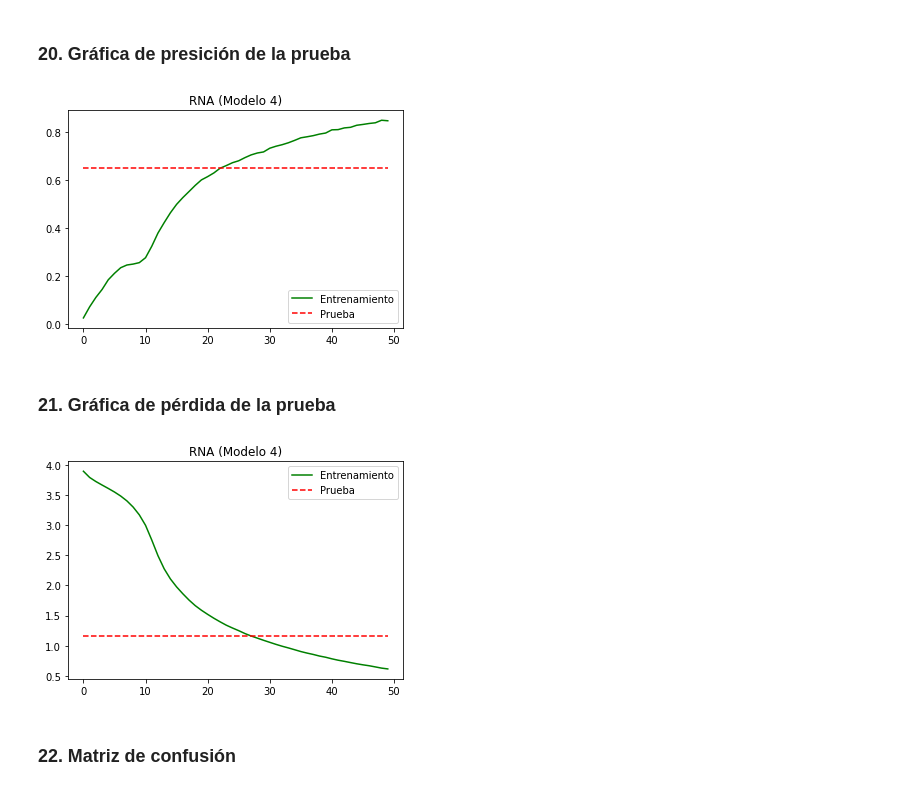
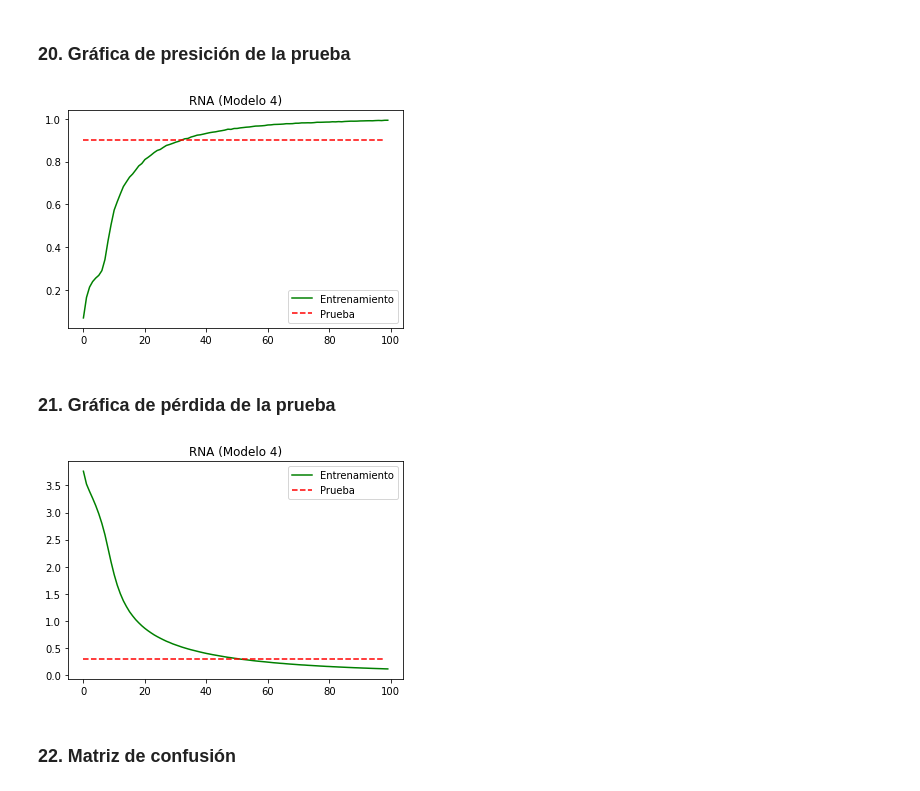
Before and after one commit to wrodasp/IA2, a Jupyter notebook: Integrador1/Proyecto Integrador.ipynb, the cells around one changed output. Saved outputs shown, nothing was run; the diff lists cells and outputs as text; code cells hidden in the pictures.

```diff
--- a/Integrador1/Proyecto Integrador.ipynb
+++ b/Integrador1/Proyecto Integrador.ipynb
@@ -172,9 +172,7 @@ modelo3.add(Dense(50, activation = 'exponential'))
 
 #Cuarta propuesta de red neuronal artificial (Muy buena)
 modelo4 = Sequential()
-modelo4.add(Dense(64, activation = 'relu', input_shape = (3072, )))
-modelo4.add(Dense(64, activation = 'relu'))
-modelo4.add(Dense(64, activation = 'relu'))
+modelo4.add(Dense(300, activation = 'relu', input_shape = (3072, )))
 modelo4.add(Dense(50, activation = 'sigmoid'))
 # %% [markdown]
 ### 10. Definición de la función para entrenar los modelos
@@ -190,7 +188,7 @@ def entrenar_modelo(modelo, x_entrenamiento, y_entrenamiento, x_prueba, y_prueba
         x_entrenamiento,
         y_entrenamiento,
         validation_data = (x_prueba, y_prueba),
-        epochs = 50,
+        epochs = 100,
         batch_size = 140,
         verbose = 1
     )
@@ -508,26 +506,26 @@ resultados
 ### 20. Gráfica de presición de la prueba
 # %%
 #Definimos el rango de valores
-rango_x = range(0, 50)
+rango_x = range(0, 99)
 rango_y = []
-rango_y.extend(repeat(resultados['accuracy'], 50))
+rango_y.extend(repeat(resultados['accuracy'], 99))
 
 #Realizamos la gráfica
 pp.title('RNA (Modelo 4)')
 pp.plot(historial4.history['accuracy'], color = 'green')
 pp.plot(rango_x, rango_y, linestyle = 'dashed',color = 'red')
 pp.legend(['Entrenamiento', 'Prueba'], loc = 'lower right')
 pp.savefig('Presicion-Prueba.png')
 pp.show()
 # %% [output]
-[figure, old version]
+[figure, new version]
 # %% [markdown]
 ### 21. Gráfica de pérdida de la prueba
 # %%
 #Definimos el rango de valores
-rango_x = range(0, 50)
+rango_x = range(0, 99)
 rango_y = []
-rango_y.extend(repeat(resultados['loss'], 50))
+rango_y.extend(repeat(resultados['loss'], 99))
 
 #Realizamos la gráfica
 pp.title('RNA (Modelo 4)')
@@ -537,7 +535,7 @@ pp.legend(['Entrenamiento', 'Prueba'], loc = 'upper right')
 pp.savefig('Perdida-Prueba.png')
 pp.show()
 # %% [output]
-[figure, old version]
+[figure, new version]
 # %% [markdown]
 ### 22. Matriz de confusión
 # %%
```
Also changed, not shown: parts of 12 cells of this notebook, 9 other files.
